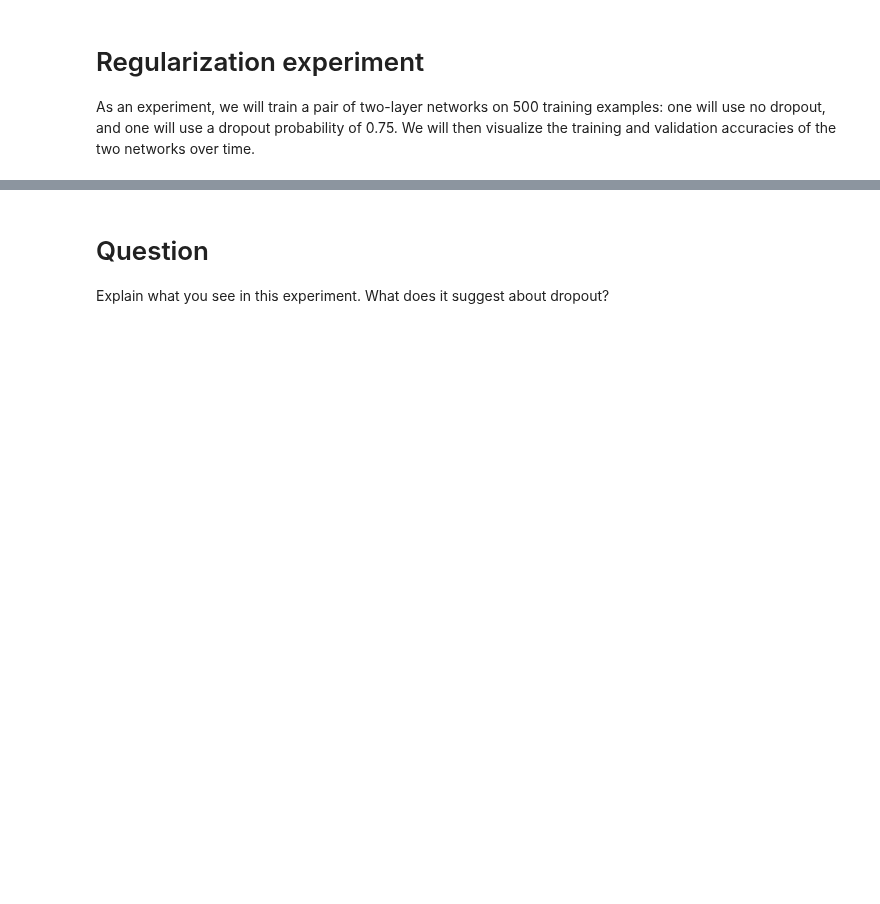
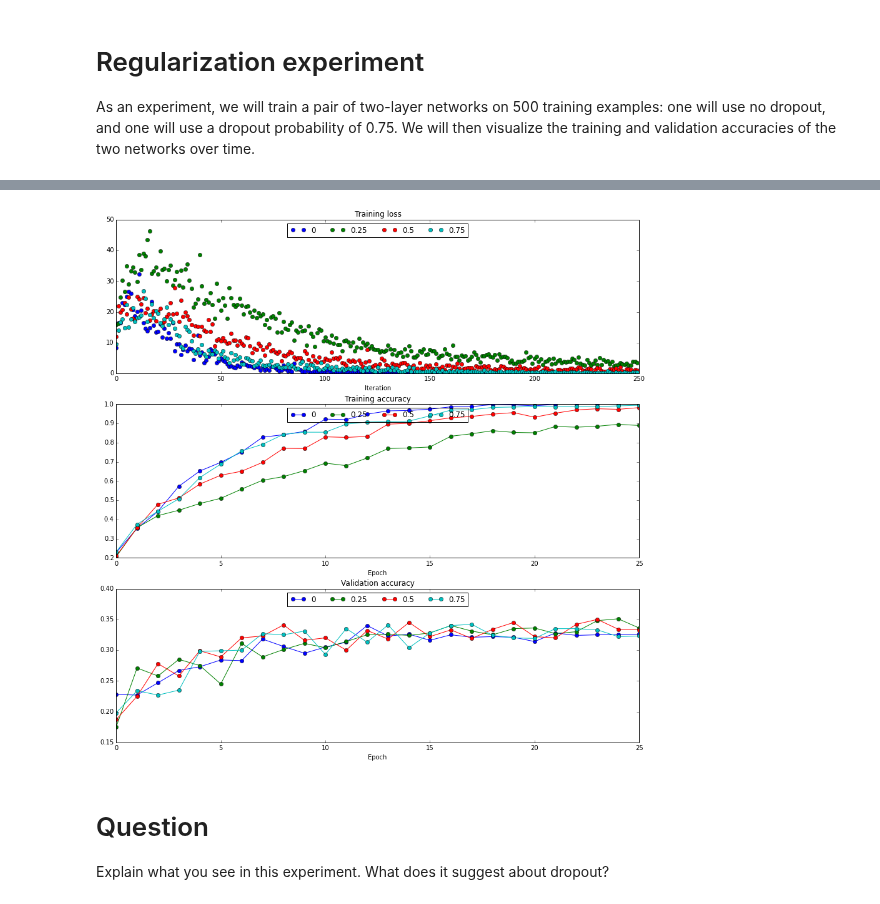
Before and after one commit to rash1993/CS_231, a Jupyter notebook: assignment_2/Dropout.ipynb, the cells around one changed output, grey strips where cells are left out. Saved outputs shown, nothing was run; the diff lists cells and outputs as text; code cells hidden in the pictures; blank space fills up the shorter version.

```diff
--- a/assignment_2/Dropout.ipynb
+++ b/assignment_2/Dropout.ipynb
@@ -218,3 +222,37 @@ plt.show()
+# %%
+plt.subplot(3, 1, 1)
+plt.title('Training loss')
+plt.xlabel('Iteration')
+
+plt.subplot(3, 1, 2)
+plt.title('Training accuracy')
+plt.xlabel('Epoch')
+
+plt.subplot(3, 1, 3)
+plt.title('Validation accuracy')
+plt.xlabel('Epoch')
+
+for dropout in dropout_choices:
+    plt.subplot(3, 1, 1)
+    plt.plot(solvers[dropout].loss_history, 'o', label=str(dropout))
+#     plt.plot(bn_solver.loss_history, 'o', label='dropout')
+
+    plt.subplot(3, 1, 2)
+    plt.plot(solvers[dropout].train_acc_history, '-o', label=str(dropout))
+#     plt.plot(bn_solver.train_acc_history, '-o', label='dropout')
+
+    plt.subplot(3, 1, 3)
+    plt.plot(solvers[dropout].val_acc_history, '-o', label=str(dropout))
+#     plt.plot(bn_solver.val_acc_history, '-o', label='dropout')
+
+for i in [1, 2, 3]:
+  plt.subplot(3, 1, i)
+  plt.legend(loc='upper center', ncol=4)
+plt.gcf().set_size_inches(15, 15)
+plt.savefig('result.png')
+plt.show()
+# %% [output]
+[figure, added]
 # %% [markdown]
 # Question
 Explain what you see in this experiment. What does it suggest about dropout?
```
Also changed, not shown: parts of 6 cells of this notebook, 4 other files.
